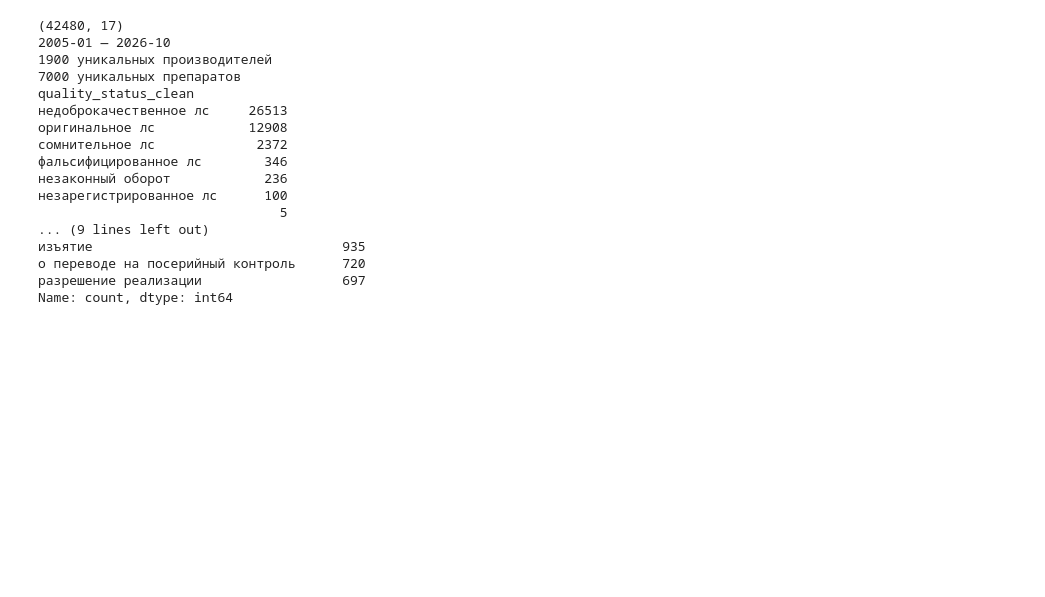
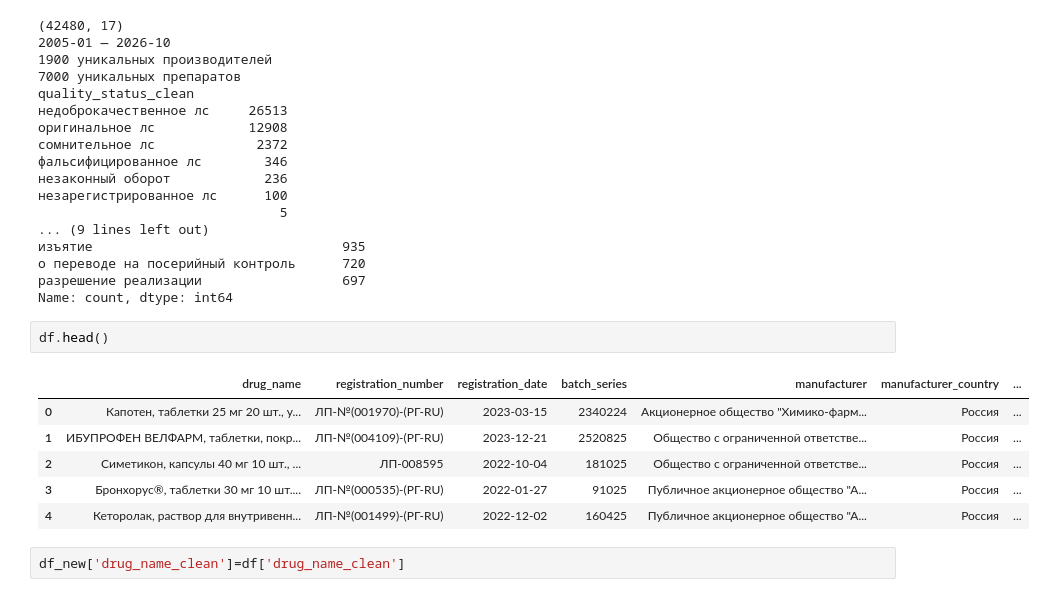
Before and after one commit to SleX624/quality-risk-radar, a Jupyter notebook: notebooks/03_clean_and_normalize.ipynb, the cells around one changed output. Drawn from its saved outputs; the diff is of its cells as text; blank space fills up the shorter version.

```diff
--- a/notebooks/03_clean_and_normalize.ipynb
+++ b/notebooks/03_clean_and_normalize.ipynb
@@ -297,3 +343,14 @@ quality_status_clean
 о переводе на посерийный контроль      720
 разрешение реализации                  697
 Name: count, dtype: int64
+# %%
+df.head()
+# %% [output]
+|  | drug_name | registration_number | registration_date | batch_series | manufacturer | manufacturer_country | ... |
+| 0 | Капотен, таблетки 25 мг 20 шт., у... | ЛП-№(001970)-(РГ-RU) | 2023-03-15 | 2340224 | Акционерное общество "Химико-фарм... | Россия | ... |
+| 1 | ИБУПРОФЕН ВЕЛФАРМ, таблетки, покр... | ЛП-№(004109)-(РГ-RU) | 2023-12-21 | 2520825 | Общество с ограниченной ответстве... | Россия | ... |
+| 2 | Симетикон, капсулы 40 мг 10 шт., ... | ЛП-008595 | 2022-10-04 | 181025 | Общество с ограниченной ответстве... | Россия | ... |
+| 3 | Бронхорус®, таблетки 30 мг 10 шт.... | ЛП-№(000535)-(РГ-RU) | 2022-01-27 | 91025 | Публичное акционерное общество "А... | Россия | ... |
+| 4 | Кеторолак, раствор для внутривенн... | ЛП-№(001499)-(РГ-RU) | 2022-12-02 | 160425 | Публичное акционерное общество "А... | Россия | ... |
+# %%
+df_new['drug_name_clean']=df['drug_name_clean']
```
Also changed, not shown: parts of 15 cells of this notebook, 3 other files.
